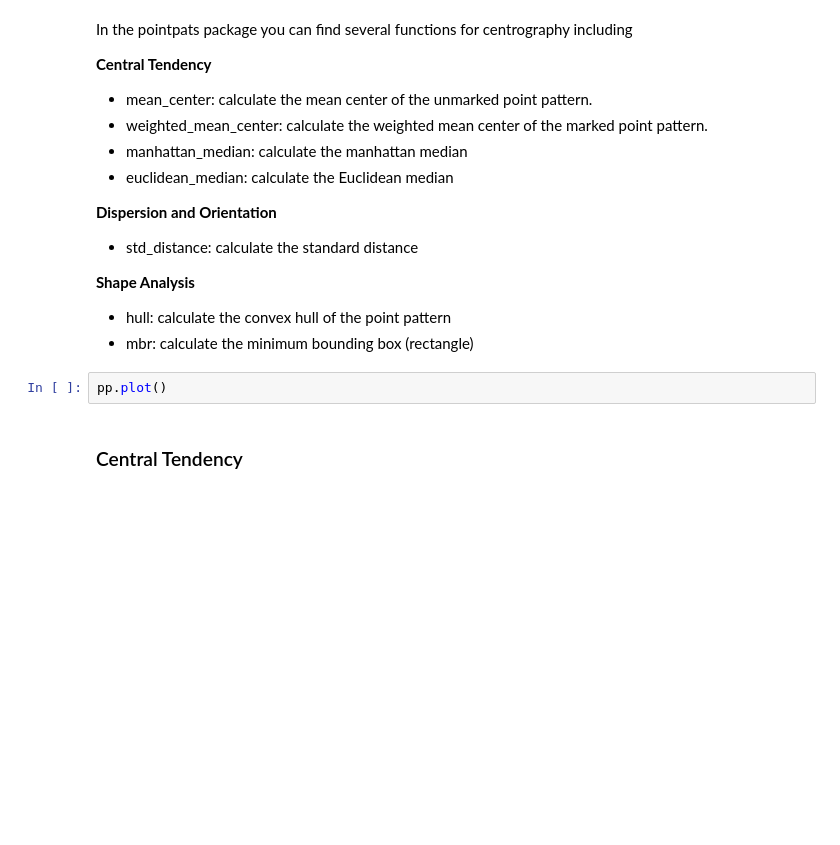
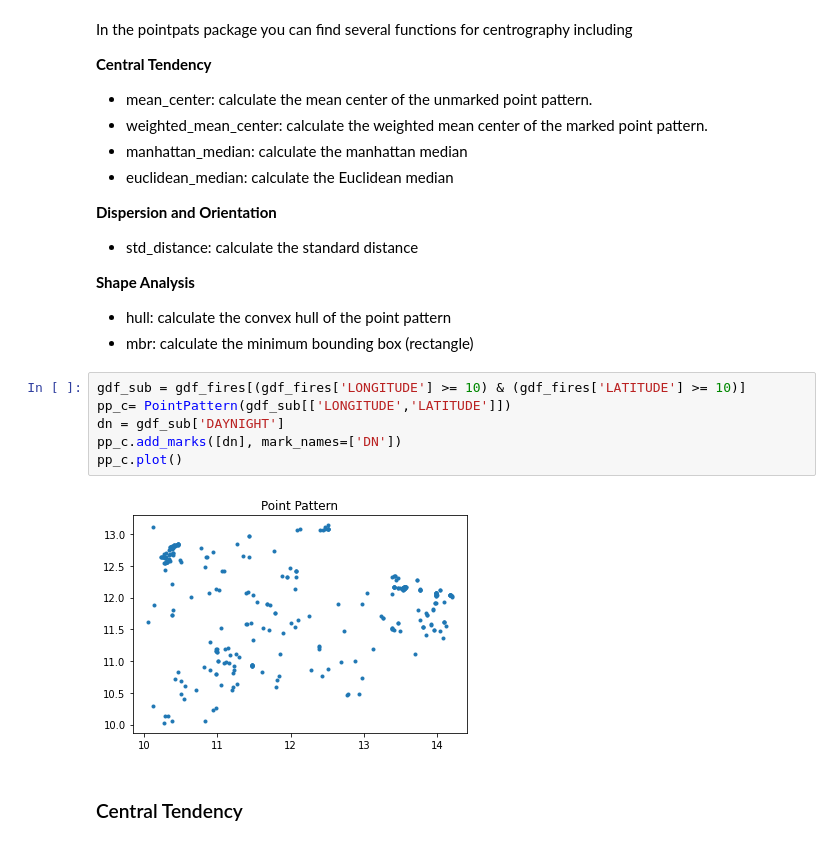
Before and after one commit to makangd/python, a Jupyter notebook: 04_SpatialPointPattern.ipynb, the cells around one changed output. Drawn from its saved outputs; the diff is of its cells as text; blank space fills up the shorter version.

```diff
--- a/04_SpatialPointPattern.ipynb
+++ b/04_SpatialPointPattern.ipynb
@@ -347,8 +466,14 @@ In the pointpats package you can find several functions for centrography includi
 **Shape Analysis**
 - hull: calculate the convex hull of the point pattern
 - mbr: calculate the minimum bounding box (rectangle)
-# %%
-pp.plot()
+# %%
+gdf_sub = gdf_fires[(gdf_fires['LONGITUDE'] >= 10) & (gdf_fires['LATITUDE'] >= 10)]
+pp_c= PointPattern(gdf_sub[['LONGITUDE','LATITUDE']])
+dn = gdf_sub['DAYNIGHT']
+pp_c.add_marks([dn], mark_names=['DN'])
+pp_c.plot()
+# %% [output]
+[figure, added]
 # %% [markdown]
 ### Central Tendency
 # %% [markdown]
```
Also changed, not shown: parts of 60 cells of this notebook, 6 other files.
